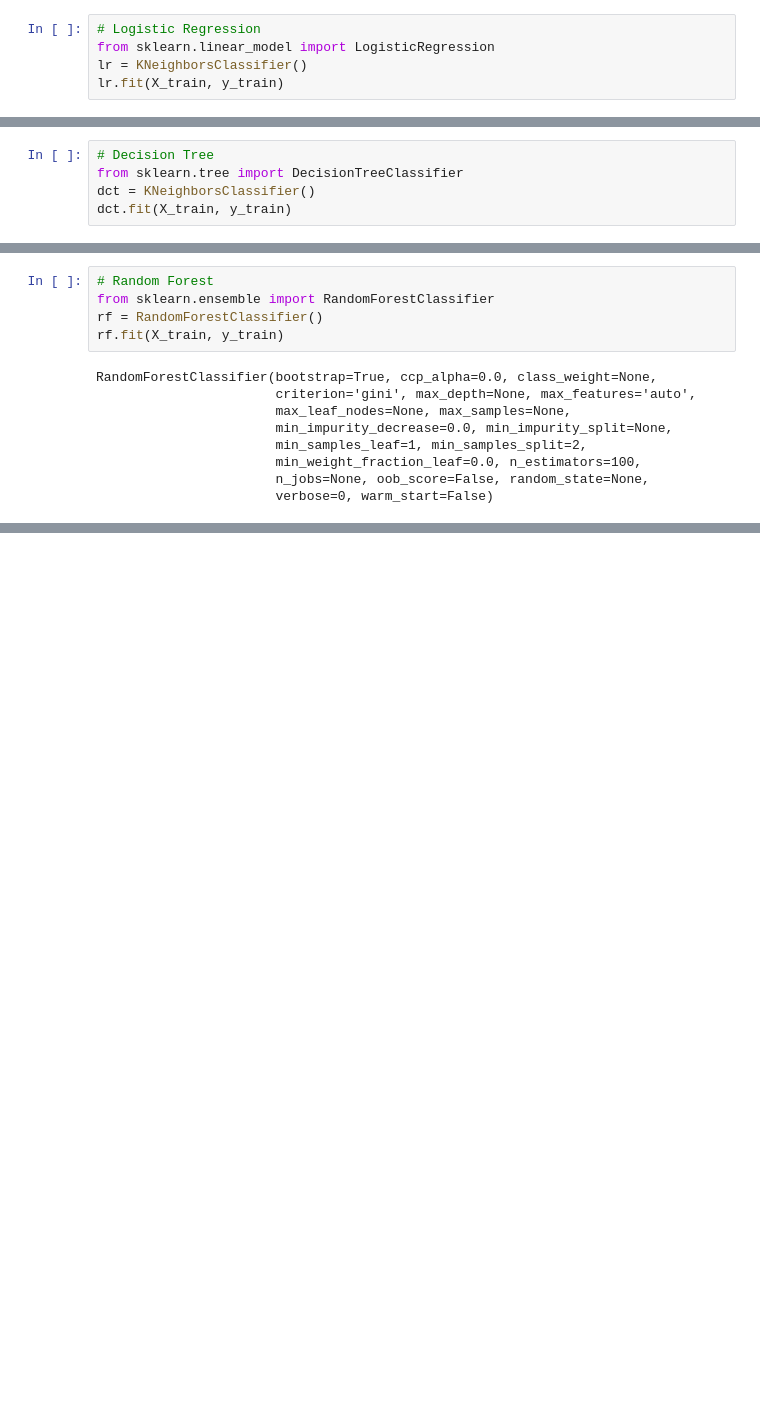
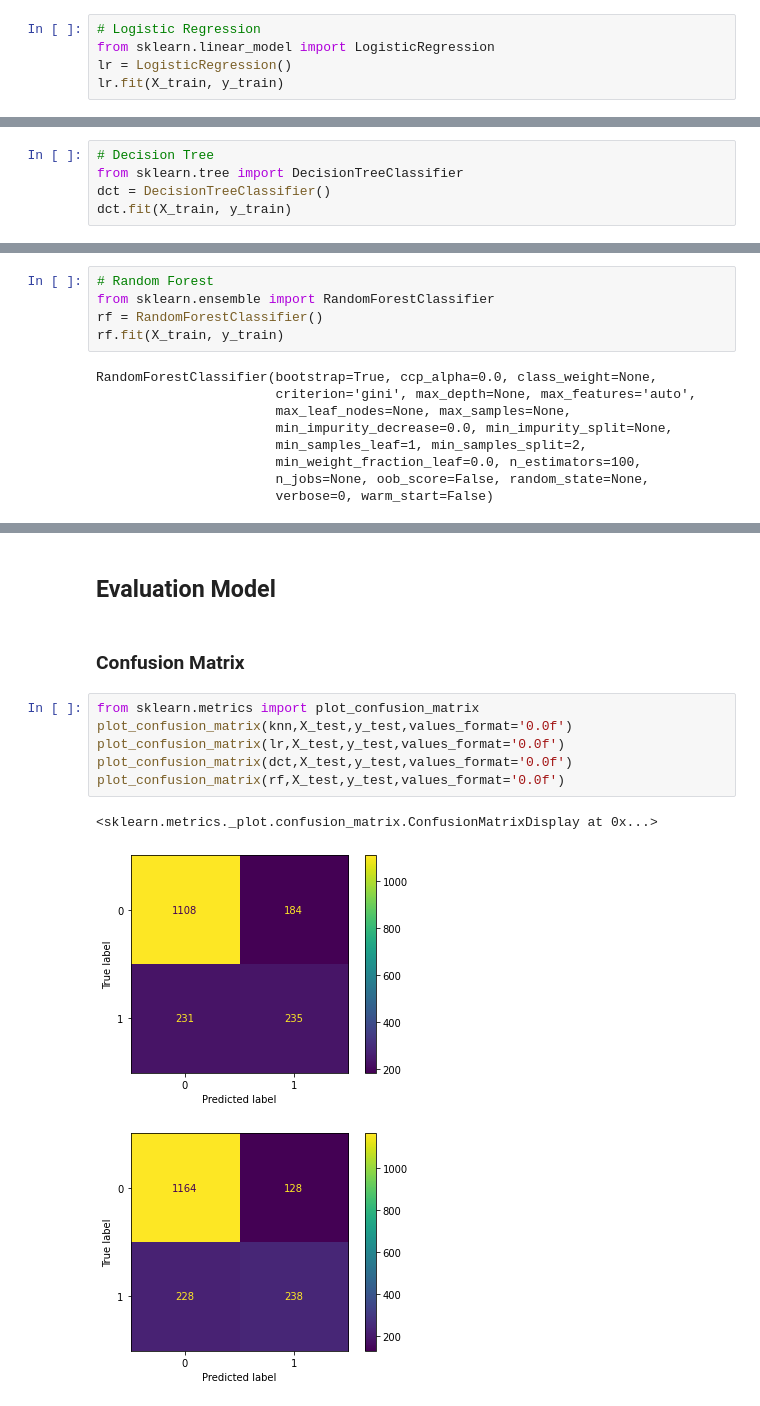
Before and after one commit to ramamuharam/Telco-Customer-Churn, a Jupyter notebook: ModelPrediction.ipynb, the cells around one changed output, grey strips where cells are left out. Saved outputs shown, nothing was run; the diff lists cells and outputs as text; blank space fills up the shorter version.

```diff
--- a/ModelPrediction.ipynb
+++ b/ModelPrediction.ipynb
@@ -82,6 +82,6 @@ KNeighborsClassifier(algorithm='auto', leaf_size=30, metric='minkowski',
 # %%
 # Logistic Regression
 from sklearn.linear_model import LogisticRegression
-lr = KNeighborsClassifier()
+lr = LogisticRegression()
 lr.fit(X_train, y_train)
 # %% [output]
@@ -91,6 +100,6 @@ KNeighborsClassifier(algorithm='auto', leaf_size=30, metric='minkowski',
 # %%
 # Decision Tree
 from sklearn.tree import DecisionTreeClassifier
-dct = KNeighborsClassifier()
+dct = DecisionTreeClassifier()
 dct.fit(X_train, y_train)
 # %% [output]
@@ -135,0 +137,14 @@ rf Test set score: 0.7861205915813424
+# %% [markdown]
+## Evaluation Model
+# %% [markdown]
+### Confusion Matrix
+# %%
+from sklearn.metrics import plot_confusion_matrix
+plot_confusion_matrix(knn,X_test,y_test,values_format='0.0f')
+plot_confusion_matrix(lr,X_test,y_test,values_format='0.0f')
+plot_confusion_matrix(dct,X_test,y_test,values_format='0.0f')
+plot_confusion_matrix(rf,X_test,y_test,values_format='0.0f')
+# %% [output]
+<sklearn.metrics._plot.confusion_matrix.ConfusionMatrixDisplay at 0x...>
+[figure, added]
+[figure, added]
```
Also changed, not shown: parts of 15 cells of this notebook, 1 other file.
